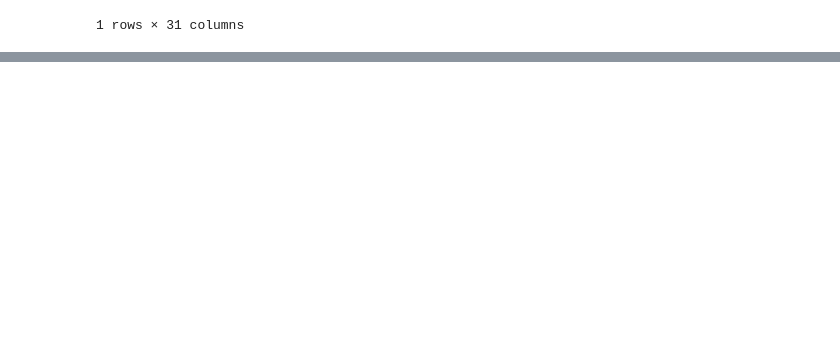
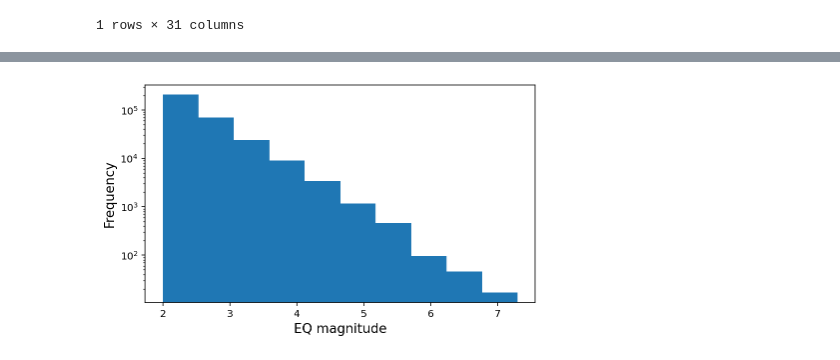
Before and after one commit to saiedmighani/earthquake_time_series_LSTM, a Jupyter notebook: codes/P02_Data_Cleaning.ipynb, the cells around one changed output, grey strips where cells are left out. Saved outputs shown, nothing was run; the diff lists cells and outputs as text; code cells hidden in the pictures; blank space fills up the shorter version.

```diff
--- a/codes/P02_Data_Cleaning.ipynb
+++ b/codes/P02_Data_Cleaning.ipynb
@@ -87,2 +87,14 @@ plt.ylabel("Magnitude", fontsize = 12);
+# %%
+%config InlineBackend.figure_format = 'retina'
+
+
+plt.figure(figsize = [7, 4])
+
+
+plt.hist(np.array(df_combined_clean.mag), log=True);
+plt.xlabel("EQ magnitude", fontsize = 13);
+plt.ylabel("Frequency", fontsize = 13);
+# %% [output]
+[figure, added]
 # %%
 print("Hello World!")
```
Also changed, not shown: parts of 2 cells of this notebook, 21 other files.
